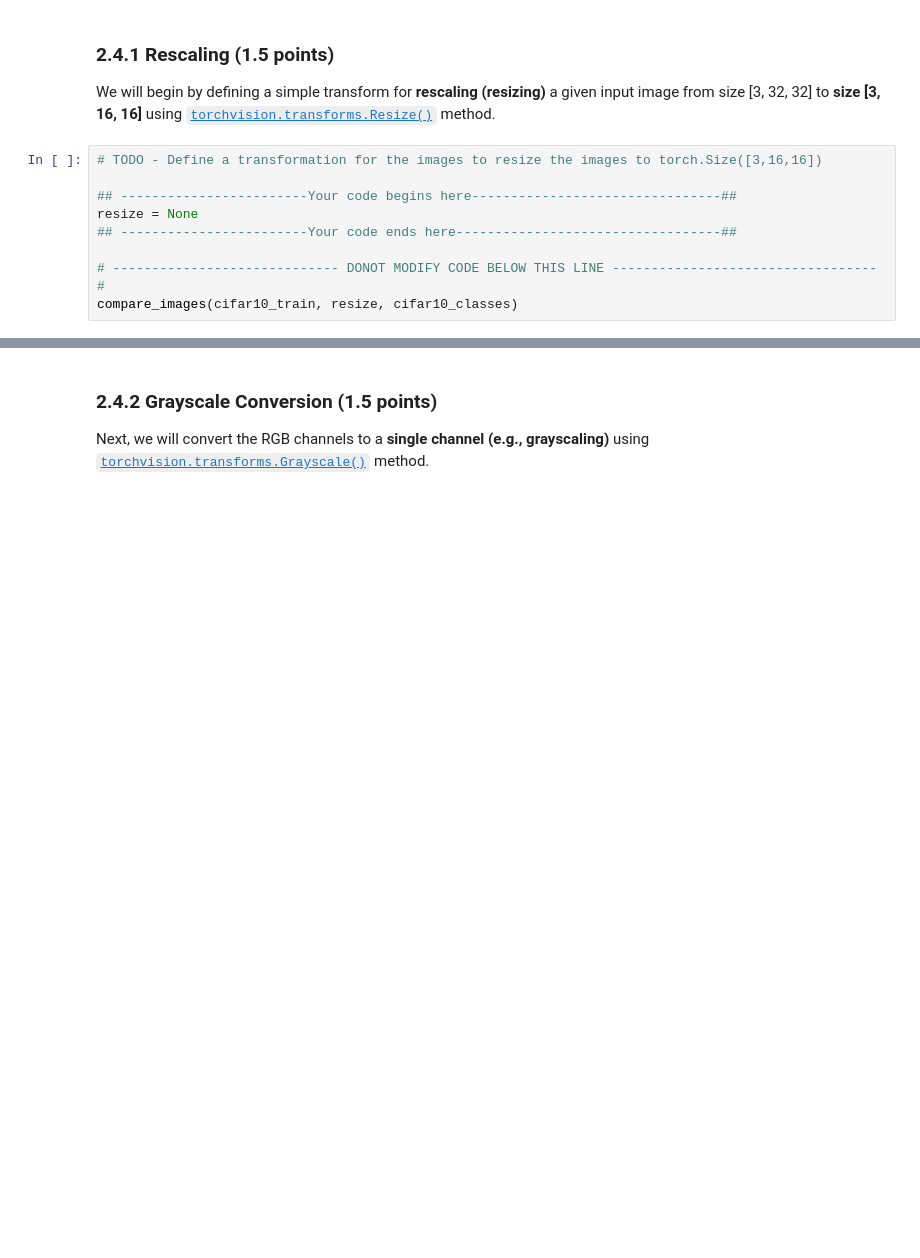
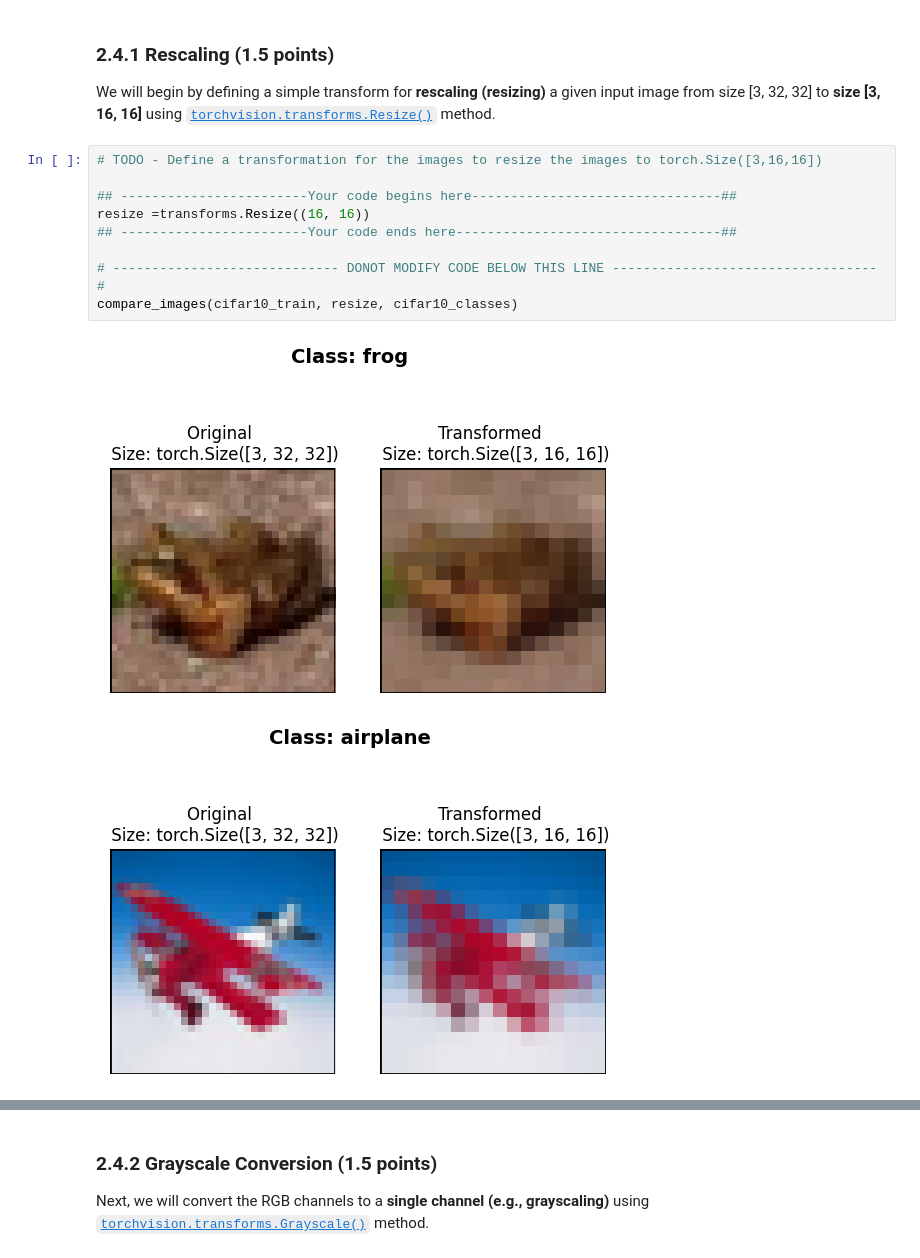
Before and after one commit to 26100226/26100226_PA1, a Jupyter notebook: Rollnumber_PA01_A_.ipynb, the cells around one changed output, grey strips where cells are left out. Saved outputs shown, nothing was run; the diff lists cells and outputs as text; blank space fills up the shorter version.

```diff
--- a/Rollnumber_PA01_A_.ipynb
+++ b/Rollnumber_PA01_A_.ipynb
@@ -725,9 +733,12 @@ We will begin by defining a simple transform for **rescaling (resizing)** a give
 # %%
 # TODO - Define a transformation for the images to resize the images to torch.Size([3,16,16])
 
 ## ------------------------Your code begins here--------------------------------##
-resize = None
+resize =transforms.Resize((16, 16))
 ## ------------------------Your code ends here----------------------------------##
 
 # ----------------------------- DONOT MODIFY CODE BELOW THIS LINE ---------------------------------- #
 compare_images(cifar10_train, resize, cifar10_classes)
+# %% [output]
+[figure, added]
+[figure, added]
```
Also changed, not shown: parts of 9 cells of this notebook.
